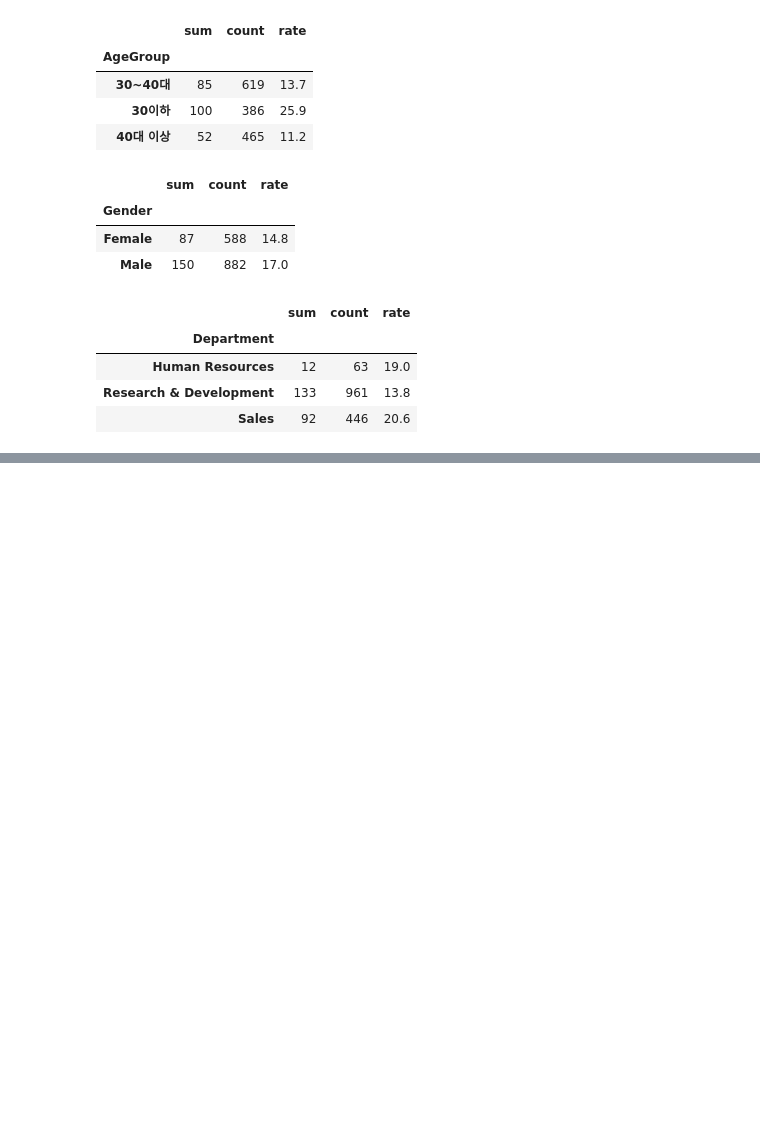
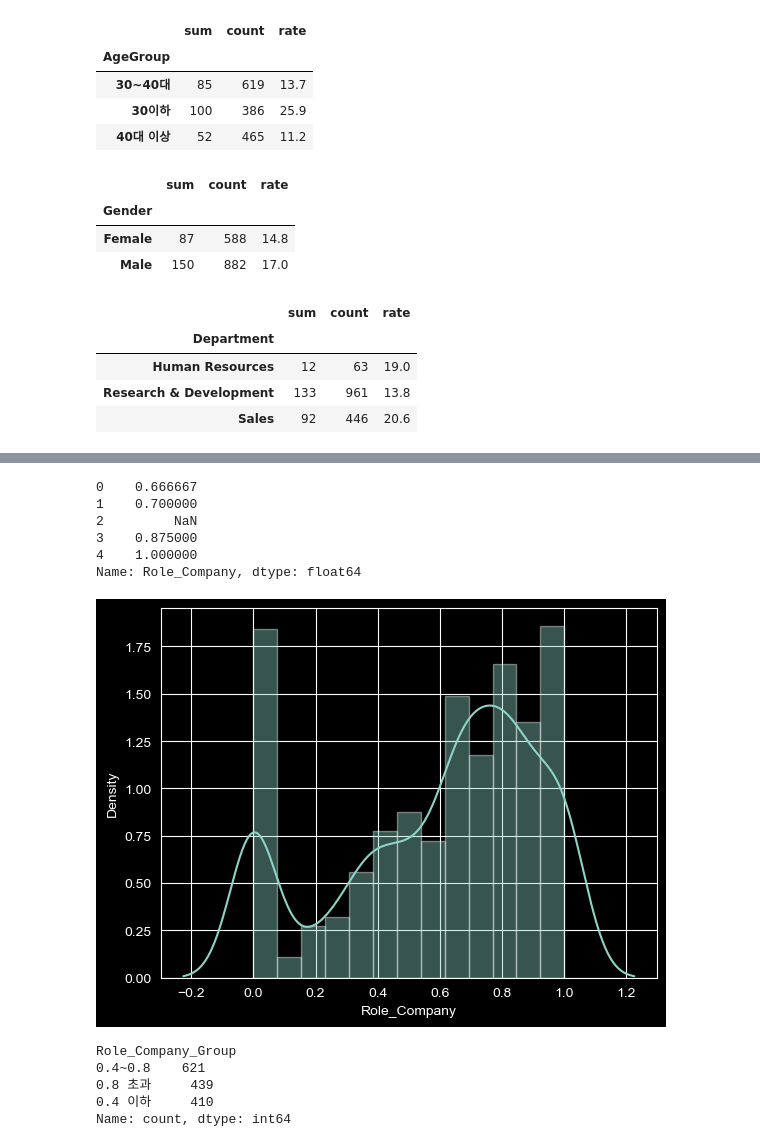
Before and after one commit to pa3757/aischoolpython, a Jupyter notebook: machineLearning/machinelearning02.ipynb, the cells around one changed output, grey strips where cells are left out. Saved outputs shown, nothing was run; the diff lists cells and outputs as text; code cells hidden in the pictures; blank space fills up the shorter version.

```diff
--- a/machineLearning/machinelearning02.ipynb
+++ b/machineLearning/machinelearning02.ipynb
@@ -114,0 +149,20 @@ df_gp3
+# %%
+# 근속년수 대비 한가지 역할을 맡은 연수의 비중
+df['Role_Company'] = df['YearsInCurrentRole'] / df['YearsAtCompany']
+df['Role_Company'].head()
+# %% [output]
+0    0.666667
+1    0.700000
+2         NaN
+3    0.875000
+4    1.000000
+Name: Role_Company, dtype: float64
+# %%
+# Role_Company의 분포 확인(그래프)
+import matplotlib.pyplot as plt
+import seaborn as sns
+plt.style.use(['dark_background'])
+sns.distplot(df['Role_Company'])
+plt.show()
+# %% [output]
+[figure, added]
@@ -114,0 +177,8 @@ df_gp3
+# %%
+df['Role_Company_Group'].value_counts()
+# %% [output]
+Role_Company_Group
+0.4~0.8    621
+0.8 초과     439
+0.4 이하     410
+Name: count, dtype: int64
```
Also changed, not shown: parts of 21 cells of this notebook.
